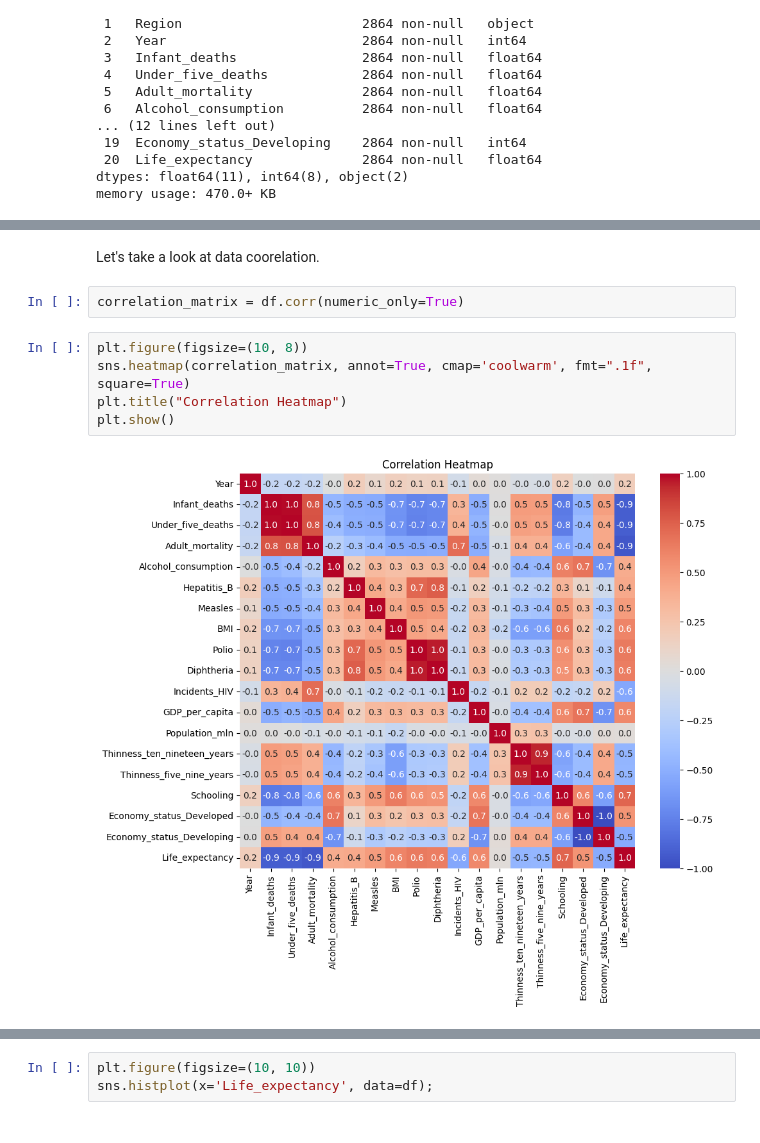
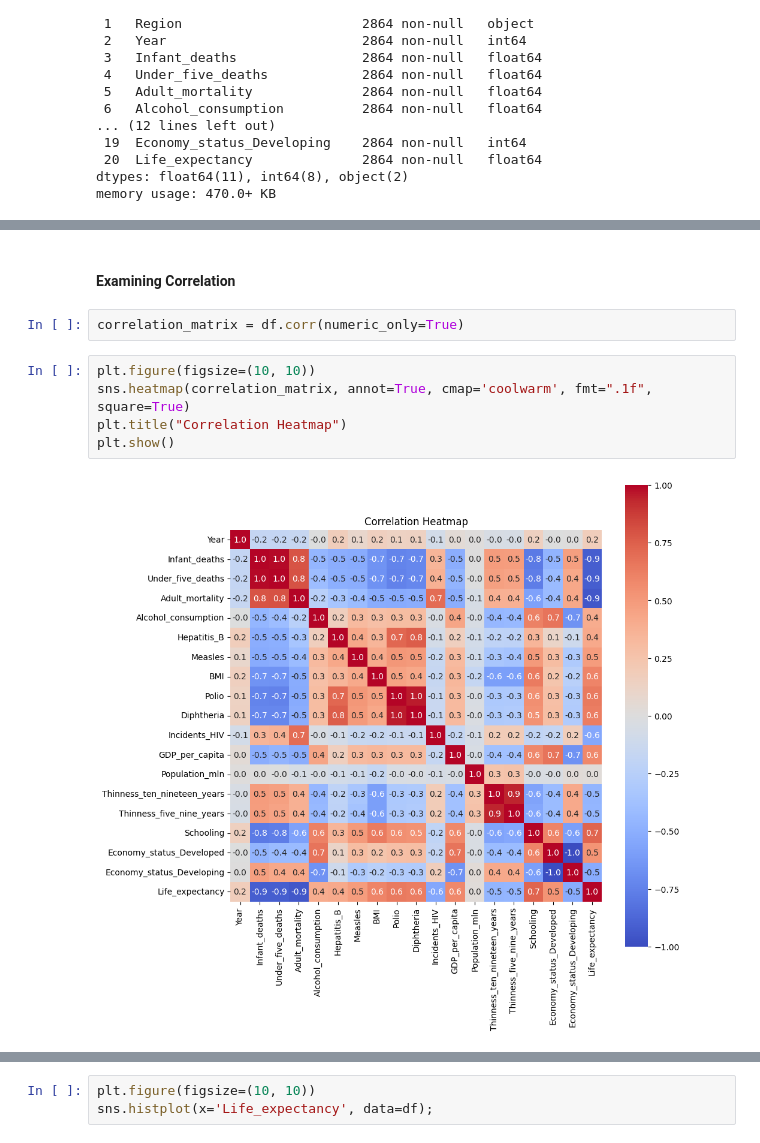
Before and after one commit to johnpospisil/who-life-expectancy-predictor, a Jupyter notebook: who-life-expectancy-prediction.ipynb, the cells around one changed output, grey strips where cells are left out. Saved outputs shown, nothing was run; the diff lists cells and outputs as text.

```diff
--- a/who-life-expectancy-prediction.ipynb
+++ b/who-life-expectancy-prediction.ipynb
@@ -97,14 +97,14 @@ df.describe()
 | 50% | 2007.500000 | 19.600000 | 23.100000 | 163.841500 | 4.020000 | 89.000000 | 83.000000 | ... |
 | 75% | 2011.250000 | 47.350000 | 66.000000 | 246.791375 | 7.777500 | 96.000000 | 93.000000 | ... |
 | max | 2015.000000 | 138.100000 | 224.900000 | 719.360500 | 17.870000 | 99.000000 | 99.000000 | ... |
-# %% [markdown]
-Let's take a look at data coorelation.
+# %% [markdown]
+#### Examining Correlation
 # %%
 correlation_matrix = df.corr(numeric_only=True)
 # %%
-plt.figure(figsize=(10, 8))
+plt.figure(figsize=(10, 10))
 sns.heatmap(correlation_matrix, annot=True, cmap='coolwarm', fmt=".1f", square=True)
 plt.title("Correlation Heatmap")
 plt.show()
 # %% [output]
-[figure, old version]
+[figure, new version]
```
Also changed, not shown: parts of 12 cells of this notebook.
